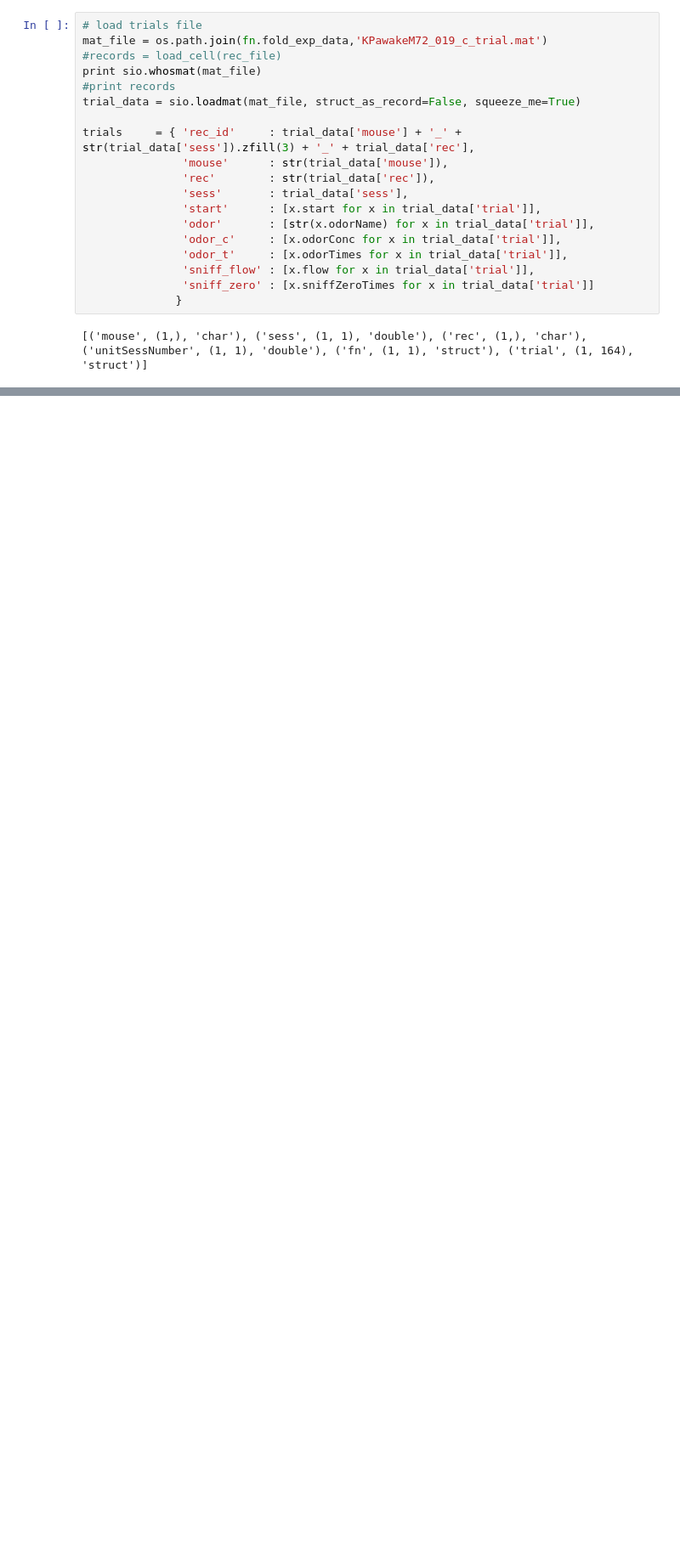
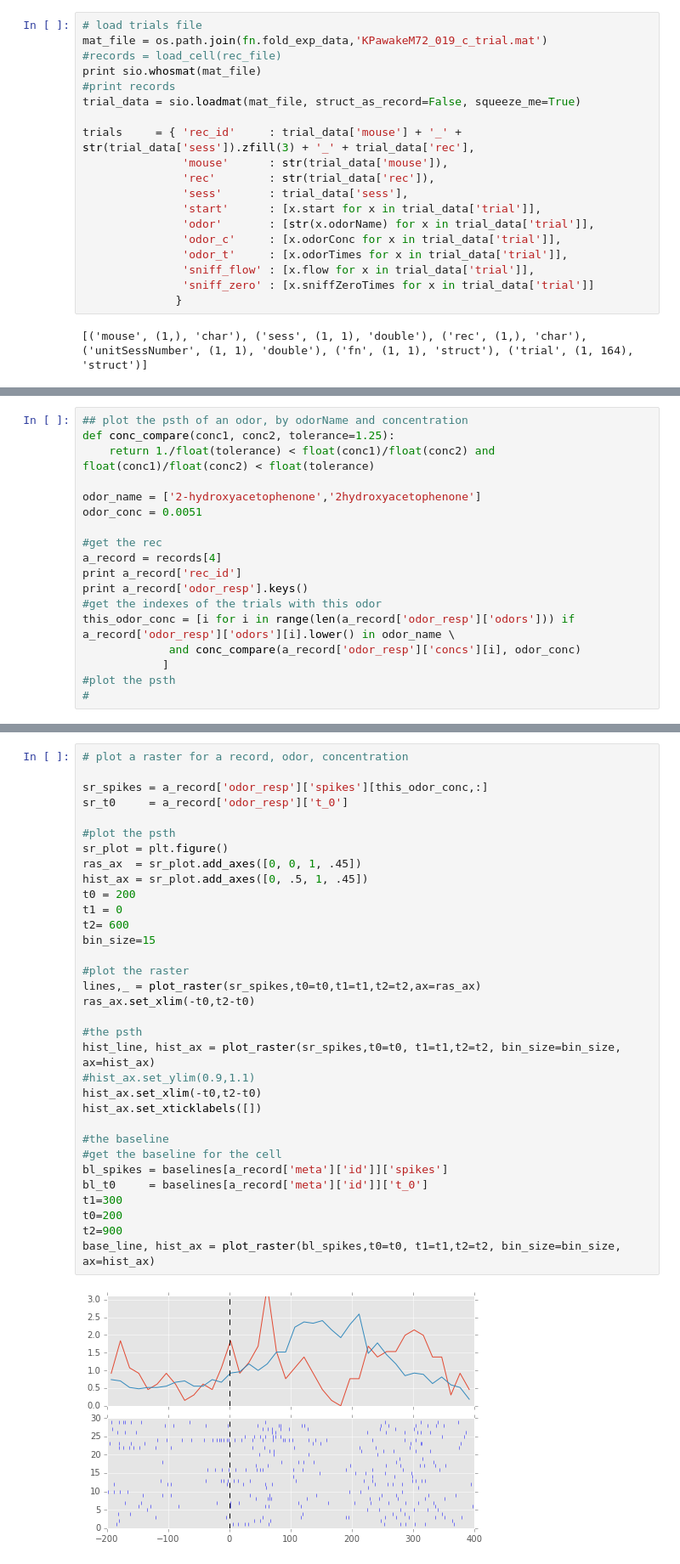
Before and after one commit to zekearneodo/ephys-tools, a Jupyter notebook: ephysScripts/plot_playground.ipynb, the cells around one changed output, grey strips where cells are left out. Shown at 85% size. Saved outputs shown, nothing was run; the diff lists cells and outputs as text; blank space fills up the shorter version.

Commit message:
plot a raster with baseline

```diff
--- a/ephysScripts/plot_playground.ipynb
+++ b/ephysScripts/plot_playground.ipynb
@@ -500,0 +599,18 @@ print u['uId']
+# %%
+## plot the psth of an odor, by odorName and concentration
+def conc_compare(conc1, conc2, tolerance=1.25):
+    return 1./float(tolerance) < float(conc1)/float(conc2) and float(conc1)/float(conc2) < float(tolerance)
+
+odor_name = ['2-hydroxyacetophenone','2hydroxyacetophenone']
+odor_conc = 0.0051
+
+#get the rec
+a_record = records[4]
+print a_record['rec_id']
+print a_record['odor_resp'].keys()
+#get the indexes of the trials with this odor
+this_odor_conc = [i for i in range(len(a_record['odor_resp']['odors'])) if a_record['odor_resp']['odors'][i].lower() in odor_name \
+             and conc_compare(a_record['odor_resp']['concs'][i], odor_conc)
+            ]
+#plot the psth
+#
@@ -500,0 +620,35 @@ print u['uId']
+# %%
+# plot a raster for a record, odor, concentration
+
+sr_spikes = a_record['odor_resp']['spikes'][this_odor_conc,:]
+sr_t0     = a_record['odor_resp']['t_0']
+
+#plot the psth
+sr_plot = plt.figure()
+ras_ax  = sr_plot.add_axes([0, 0, 1, .45])
+hist_ax = sr_plot.add_axes([0, .5, 1, .45])
+t0 = 200
+t1 = 0
+t2= 600
+bin_size=15
+
+#plot the raster
+lines,_ = plot_raster(sr_spikes,t0=t0,t1=t1,t2=t2,ax=ras_ax)
+ras_ax.set_xlim(-t0,t2-t0)
+
+#the psth
+hist_line, hist_ax = plot_raster(sr_spikes,t0=t0, t1=t1,t2=t2, bin_size=bin_size, ax=hist_ax)
+#hist_ax.set_ylim(0.9,1.1)
+hist_ax.set_xlim(-t0,t2-t0)
+hist_ax.set_xticklabels([])
+
+#the baseline
+#get the baseline for the cell
+bl_spikes = baselines[a_record['meta']['id']]['spikes']
+bl_t0     = baselines[a_record['meta']['id']]['t_0']
+t1=300
+t0=200
+t2=900
+base_line, hist_ax = plot_raster(bl_spikes,t0=t0, t1=t1,t2=t2, bin_size=bin_size, ax=hist_ax)
+# %% [output]
+[figure, added]
```
Also changed, not shown: parts of 13 cells of this notebook.
